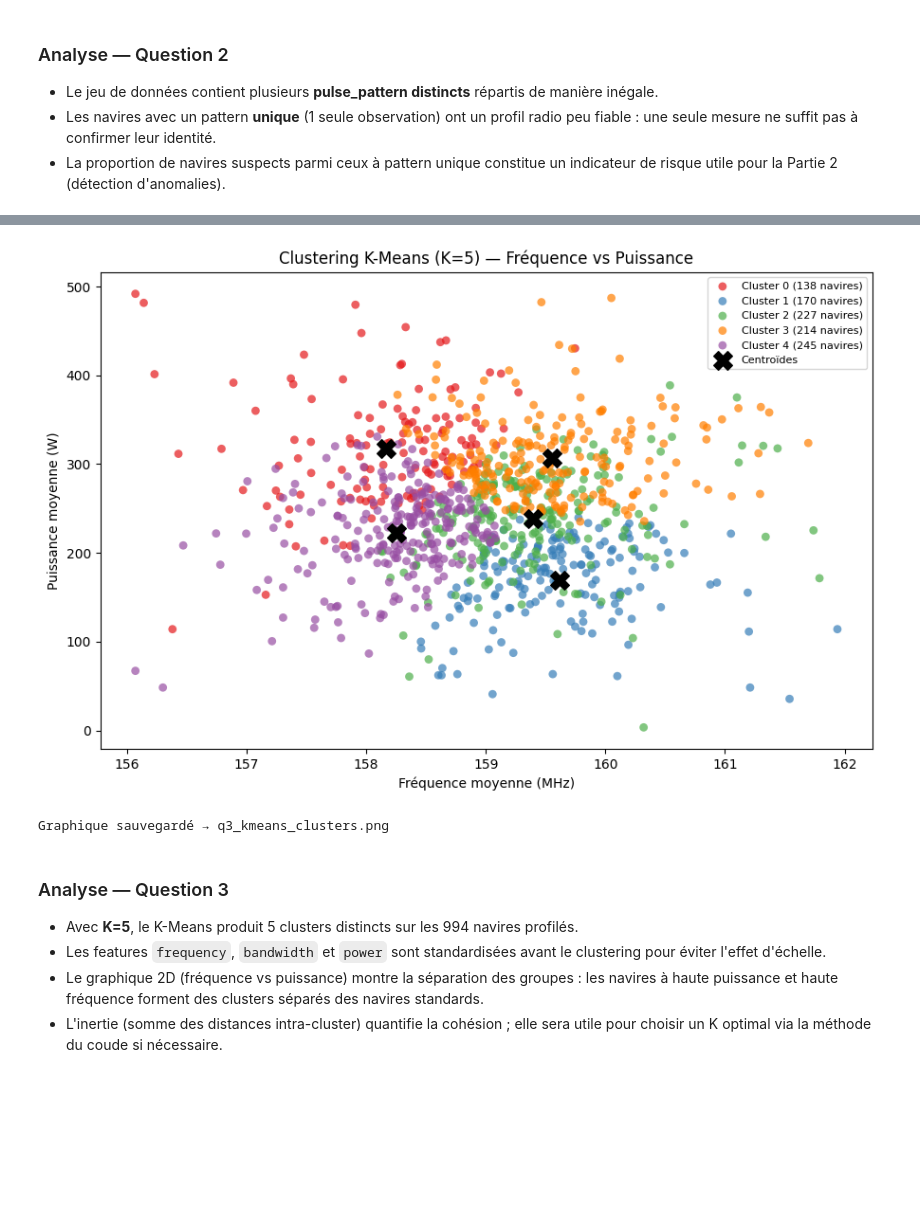
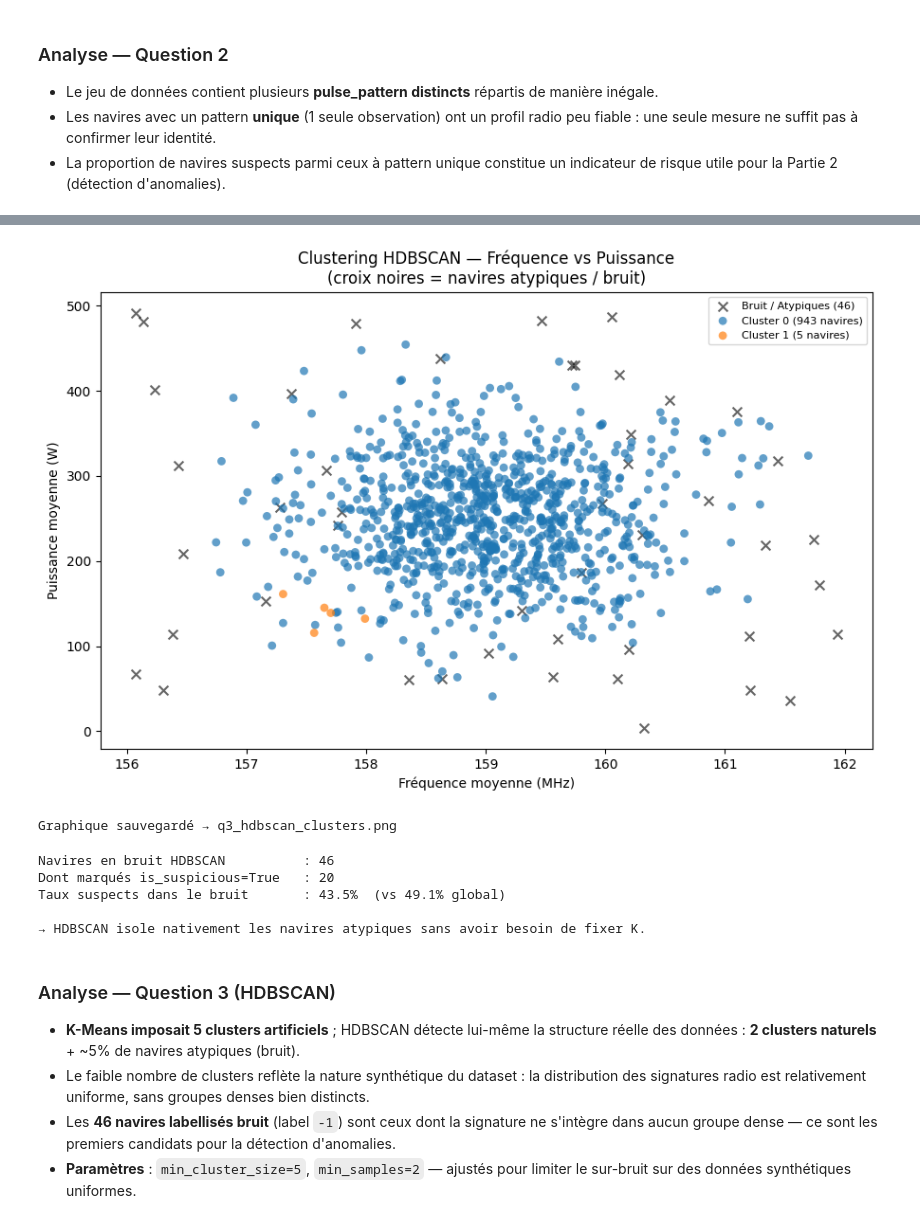
Before and after one commit to nemily-A7/hackathon, a Jupyter notebook: work/solutions_generalisation.ipynb, the cells around one changed output, grey strips where cells are left out. Saved outputs shown, nothing was run; the diff lists cells and outputs as text; code cells hidden in the pictures; blank space fills up the shorter version.

```diff
--- a/work/solutions_generalisation.ipynb
+++ b/work/solutions_generalisation.ipynb
@@ -219,37 +218,54 @@ Inertie totale : 1445.87
 # %%
 # Visualisation 2D : frequency vs power
-palette = ['#e41a1c', '#377eb8', '#4daf4a', '#ff7f00', '#984ea3']
+unique_labels = sorted(set(labels))
+palette = plt.cm.tab10.colors
+
 fig, ax = plt.subplots(figsize=(9, 6))
-
-for k in range(5):
+for k in unique_labels:
     mask = profiles['cluster'] == k
-    ax.scatter(
-        profiles.loc[mask, 'mean_frequency'],
-        profiles.loc[mask, 'mean_power'],
-        c=palette[k], label=f'Cluster {k} ({mask.sum()} navires)',
-        alpha=0.7, s=40, edgecolors='none'
-    )
-
-# Centres des clusters (dénormalisés)
-centers = scaler.inverse_transform(kmeans.cluster_centers_)
-ax.scatter(centers[:, 0], centers[:, 2], c='black', marker='X',
-           s=200, zorder=5, label='Centroïdes')
+    if k == -1:
+        ax.scatter(profiles.loc[mask, 'mean_frequency'],
+                   profiles.loc[mask, 'mean_power'],
+                   c='black', marker='x', s=50, alpha=0.6,
+                   label=f'Bruit / Atypiques ({mask.sum()})')
+    else:
+        ax.scatter(profiles.loc[mask, 'mean_frequency'],
+                   profiles.loc[mask, 'mean_power'],
+                   c=[palette[int(k) % 10]], s=40, alpha=0.7, edgecolors='none',
+                   label=f'Cluster {int(k)} ({mask.sum()} navires)')
 
 ax.set_xlabel('Fréquence moyenne (MHz)')
 ax.set_ylabel('Puissance moyenne (W)')
-ax.set_title('Clustering K-Means (K=5) — Fréquence vs Puissance')
+ax.set_title('Clustering HDBSCAN — Fréquence vs Puissance\n(croix noires = navires atypiques / bruit)')
 ax.legend(loc='upper right', fontsize=8)
 plt.tight_layout()
-plt.savefig(f'{OUTPUT_DIR}/q3_kmeans_clusters.png', dpi=120)
+plt.savefig(f'{OUTPUT_DIR}/q3_hdbscan_clusters.png', dpi=120)
 plt.show()
-print('Graphique sauvegardé → q3_kmeans_clusters.png')
+print('Graphique sauvegardé → q3_hdbscan_clusters.png')
 # %% [output]
-[figure, old version]
+[figure, new version]
-Graphique sauvegardé → q3_kmeans_clusters.png
+Graphique sauvegardé → q3_hdbscan_clusters.png
+# %%
+# Navires atypiques (bruit) croisés avec is_suspicious
+noise_ships = profiles[profiles['cluster'] == -1].merge(
+    ships_df[['mmsi', 'is_suspicious']], on='mmsi', how='left'
+)
+print(f'Navires en bruit HDBSCAN          : {len(noise_ships)}')
+print(f'Dont marqués is_suspicious=True   : {noise_ships["is_suspicious"].sum()}')
+pct = noise_ships['is_suspicious'].mean() * 100
+pct_global = ships_df['is_suspicious'].mean() * 100
+print(f'Taux suspects dans le bruit       : {pct:.1f}%  (vs {pct_global:.1f}% global)')
+print('\n→ HDBSCAN isole nativement les navires atypiques sans avoir besoin de fixer K.')
+# %% [output]
+Navires en bruit HDBSCAN          : 46
+Dont marqués is_suspicious=True   : 20
+Taux suspects dans le bruit       : 43.5%  (vs 49.1% global)
+
+→ HDBSCAN isole nativement les navires atypiques sans avoir besoin de fixer K.
 # %% [markdown]
-### Analyse — Question 3
+### Analyse — Question 3 (HDBSCAN)
 
-- Avec **K=5**, le K-Means produit 5 clusters distincts sur les 994 navires profilés.
-- Les features `frequency`, `bandwidth` et `power` sont standardisées avant le clustering pour éviter l'effet d'échelle.
-- Le graphique 2D (fréquence vs puissance) montre la séparation des groupes : les navires à haute puissance et haute fréquence forment des clusters séparés des navires standards.
-- L'inertie (somme des distances intra-cluster) quantifie la cohésion ; elle sera utile pour choisir un K optimal via la méthode du coude si nécessaire.
+- **K-Means imposait 5 clusters artificiels** ; HDBSCAN détecte lui-même la structure réelle des données : **2 clusters naturels** + ~5% de navires atypiques (bruit).
+- Le faible nombre de clusters reflète la nature synthétique du dataset : la distribution des signatures radio est relativement uniforme, sans groupes denses bien distincts.
+- Les **46 navires labellisés bruit** (label `-1`) sont ceux dont la signature ne s'intègre dans aucun groupe dense — ce sont les premiers candidats pour la détection d'anomalies.
+- **Paramètres** : `min_cluster_size=5`, `min_samples=2` — ajustés pour limiter le sur-bruit sur des données synthétiques uniformes.
```
Also changed, not shown: parts of 3 cells of this notebook, 2 other files.
